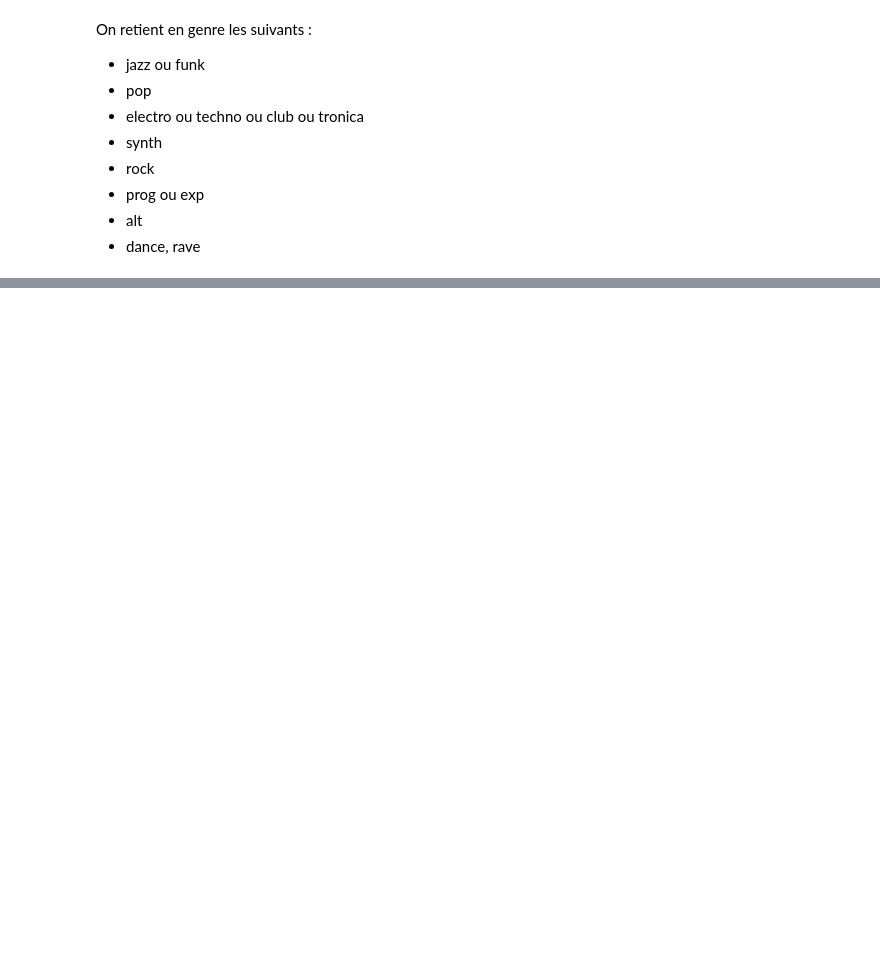
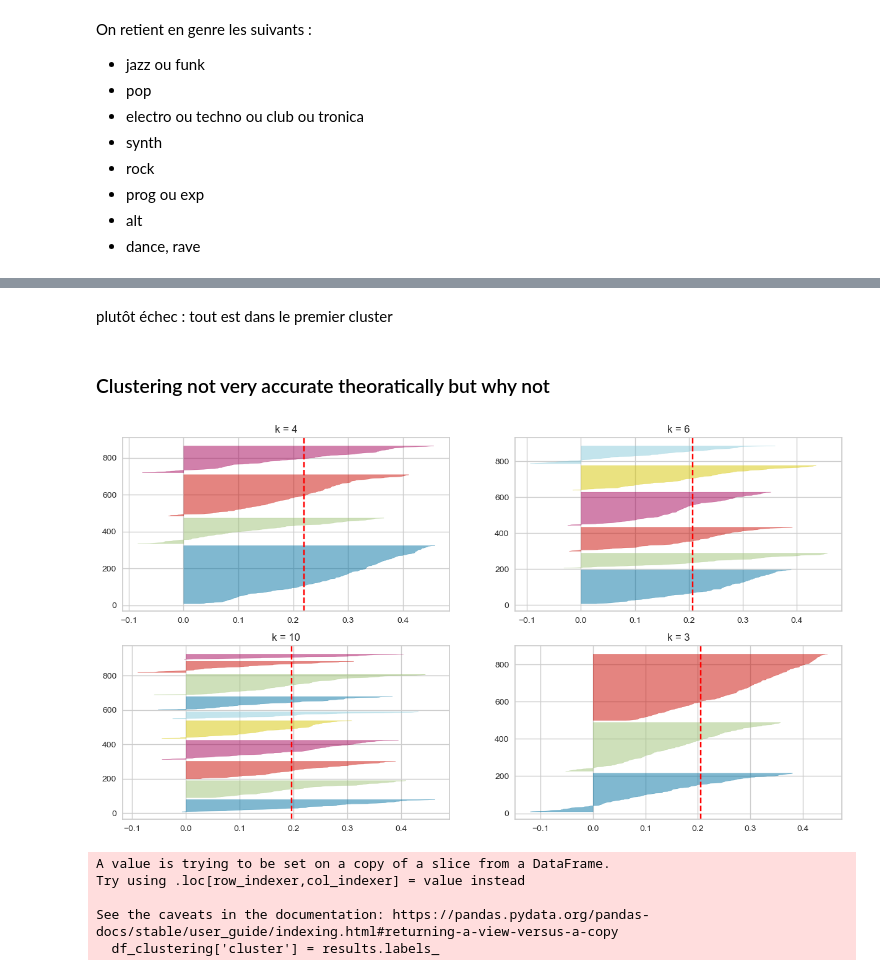
Before and after one commit to LeoMaurice/automated-playlist-making, a Jupyter notebook: example.ipynb, the cells around one changed output, grey strips where cells are left out. Cells and saved outputs as stored; diff of their text form; code cells hidden in the pictures; blank space fills up the shorter version.

```diff
--- a/example.ipynb
+++ b/example.ipynb
@@ -274,0 +355,3 @@ df_playlist.sample(3)
+# %%
+# we compute this distance explained above
+distance_matrix = gower.gower_matrix(df_clustering)
@@ -274,0 +375,16 @@ df_playlist.sample(3)
+# %%
+from yellowbrick.cluster import SilhouetteVisualizer
+from sklearn.cluster import DBSCAN
+
+#km = KMeans(n_clusters=i, init='k-means++', n_init=10, max_iter=100, random_state=42)
+dbscan_cluster = DBSCAN(eps=0.11,
+                    min_samples=2,
+                    metric="precomputed")
+q, mod = divmod(j, 2)
+'''
+Create SilhouetteVisualizer instance with KMeans instance
+Fit the visualizer
+'''
+visualizer = SilhouetteVisualizer(dbscan_cluster, colors='yellowbrick', ax=ax[q-1][mod])
+ax[q-1][mod].set_title("k = " + str(i))
+dbscan_cluster.fit(distance_matrix)
@@ -274,0 +438,25 @@ df_playlist.sample(3)
+# %% [markdown]
+plutôt échec : tout est dans le premier cluster
+# %% [markdown]
+### Clustering not very accurate theoratically but why not
+# %%
+from yellowbrick.cluster import SilhouetteVisualizer
+
+fig, ax = plt.subplots(2, 2, figsize=(15,8))
+j=0
+for i in [3, 4, 6, 10]:
+    j += 1
+    '''
+    Create KMeans instance for different number of clusters
+    '''
+    km = KMeans(n_clusters=i, init='k-means++', n_init=10, max_iter=1000, random_state=42)
+    q, mod = divmod(j, 2)
+    '''
+    Create SilhouetteVisualizer instance with KMeans instance
+    Fit the visualizer
+    '''
+    visualizer = SilhouetteVisualizer(km, colors='yellowbrick', ax=ax[q-1][mod])
+    ax[q-1][mod].set_title("k = " + str(i))
+    visualizer.fit(distance_matrix)
+# %% [output]
+[figure, added]
@@ -274,0 +467,8 @@ df_playlist.sample(3)
+# %%
+df_clustering['cluster'] = results.labels_
+# %% [output]
+A value is trying to be set on a copy of a slice from a DataFrame.
+Try using .loc[row_indexer,col_indexer] = value instead
+
+See the caveats in the documentation: https://pandas.pydata.org/pandas-docs/stable/user_guide/indexing.html#returning-a-view-versus-a-copy
+  df_clustering['cluster'] = results.labels_
```
Also changed, not shown: parts of 43 cells of this notebook.
